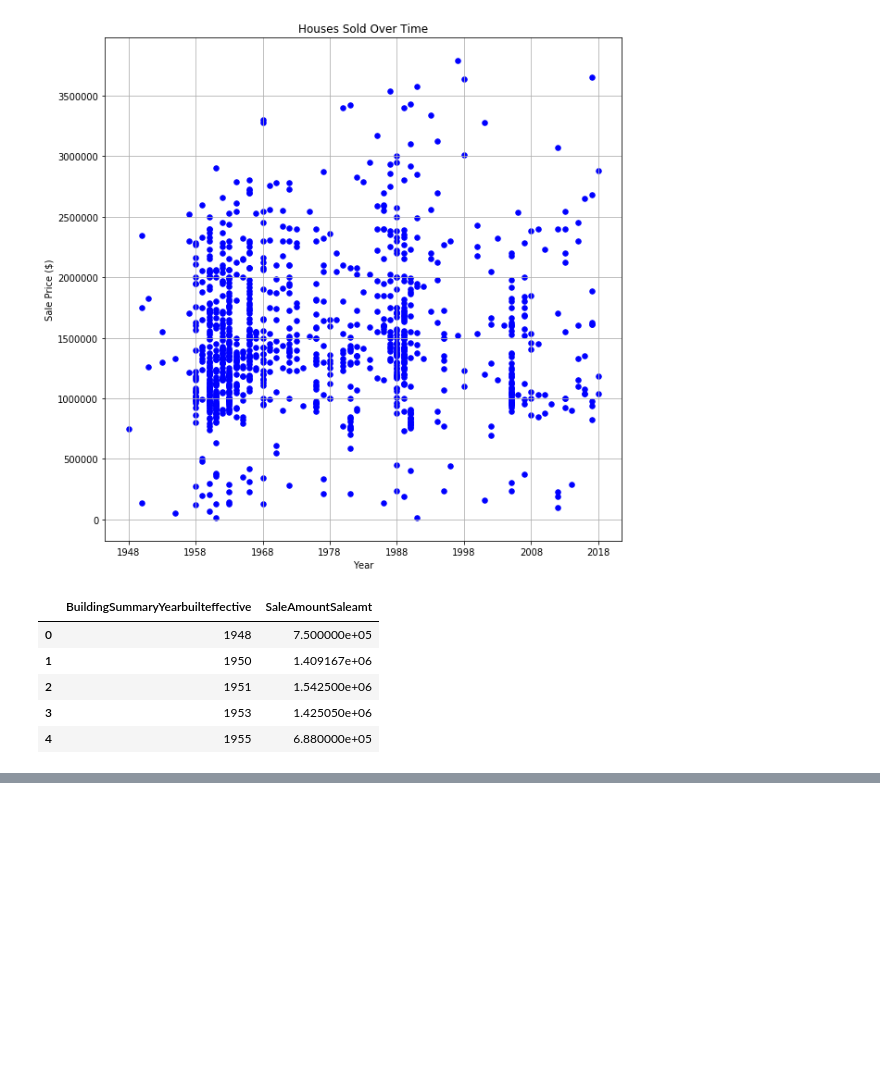
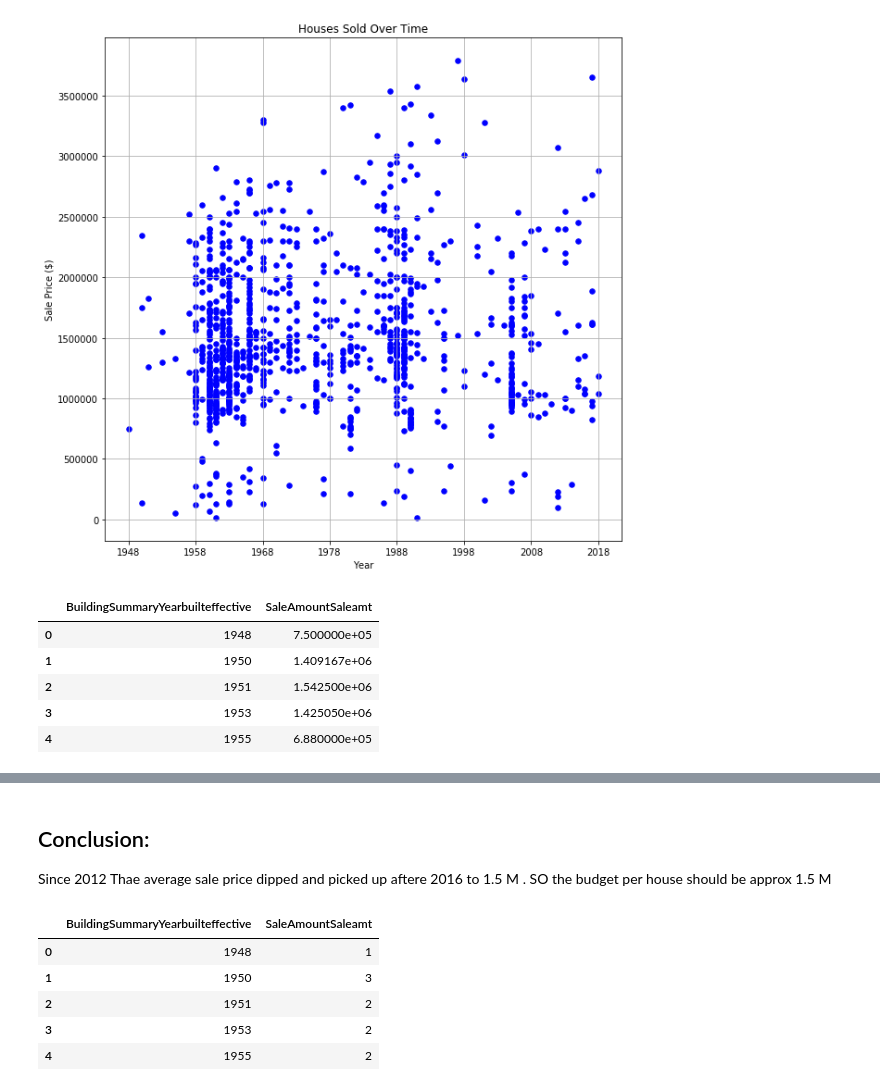
Before and after one commit to MelissaDjohan/Real-Estate-Data-Analysis, a Jupyter notebook: pyconstruction.ipynb, the cells around one changed output, grey strips where cells are left out. Saved outputs shown, nothing was run; the diff lists cells and outputs as text; code cells hidden in the pictures; blank space fills up the shorter version.

```diff
--- a/pyconstruction.ipynb
+++ b/pyconstruction.ipynb
@@ -212,0 +213,21 @@ plt.show()
+# %% [markdown]
+## Conclusion:
+
+Since 2012 Thae average sale price dipped and picked up aftere 2016 to 1.5 M . SO  the budget per house should be approx 1.5 M
+# %%
+# get the count value and plot the scatter by year
+
+count_cupertino_data = cupertino_data_drop_outliers_df.groupby(["BuildingSummaryYearbuilteffective"]).count()
+
+# Convert to DataFrame
+count_cupertino_data_df = count_cupertino_data.reset_index()
+
+# Preview DataFrame
+count_cupertino_data_df.head()
+# %% [output]
+|  | BuildingSummaryYearbuilteffective | SaleAmountSaleamt |
+| 0 | 1948 | 1 |
+| 1 | 1950 | 3 |
+| 2 | 1951 | 2 |
+| 3 | 1953 | 2 |
+| 4 | 1955 | 2 |
```
Also changed, not shown: parts of 2 cells of this notebook.
